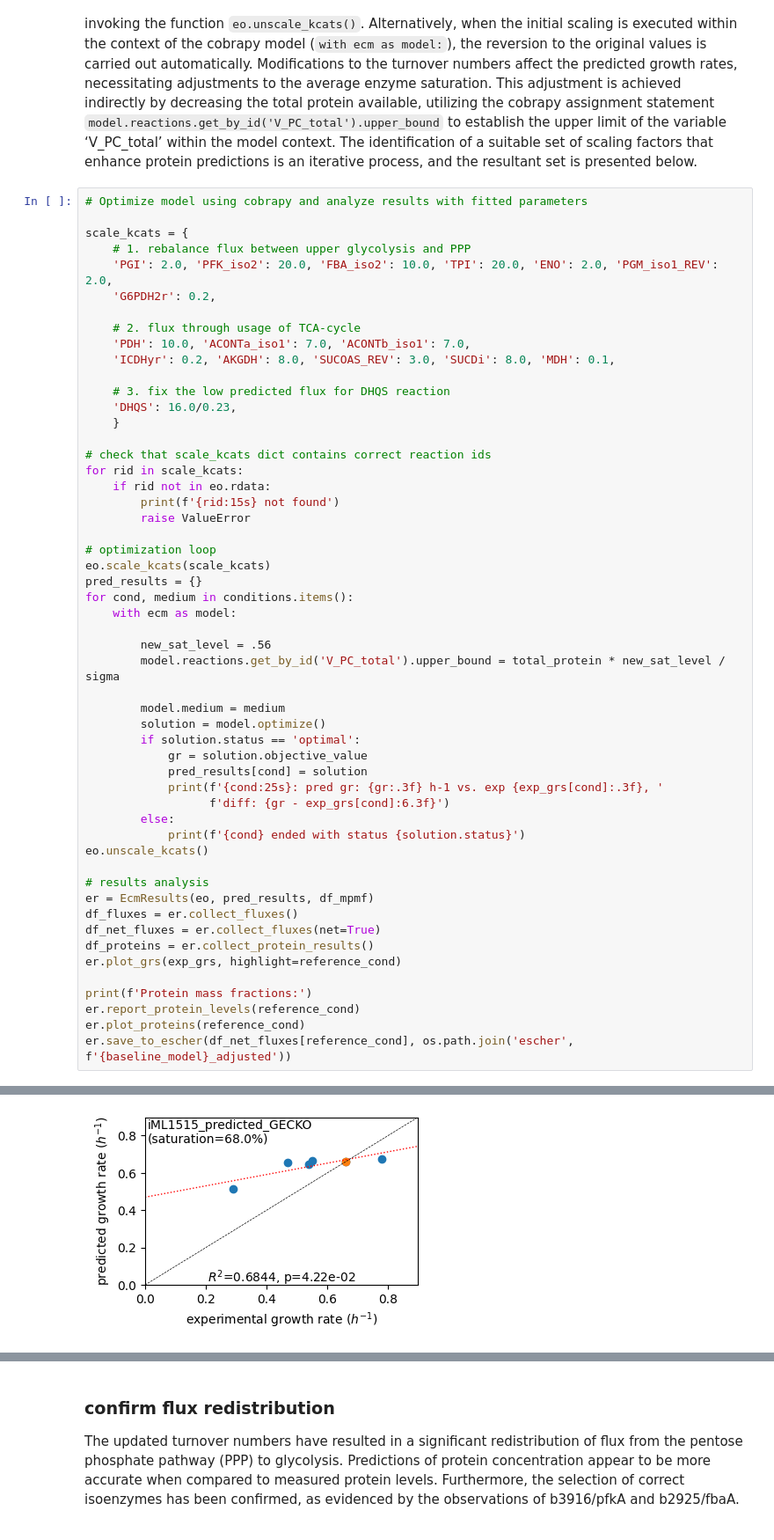
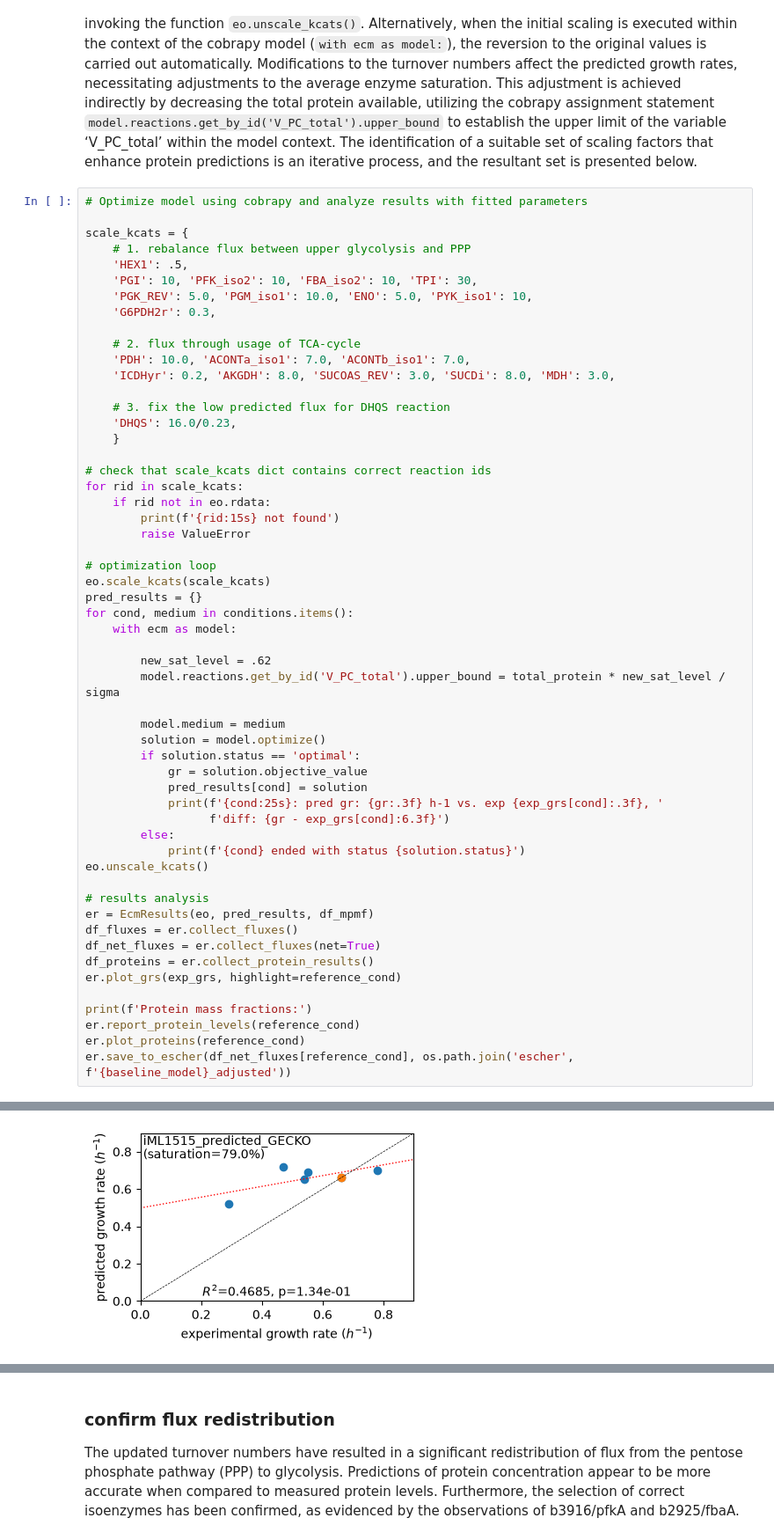
Before and after one commit to SchubertP/f2xba, a Jupyter notebook: docs/source/notebooks/4_Create_iML1515_manually_adjusted_GECKO.ipynb, the cells around one changed output, grey strips where cells are left out. Shown at 88% size. Saved outputs shown, nothing was run; the diff lists cells and outputs as text.

```diff
--- a/docs/source/notebooks/4_Create_iML1515_manually_adjusted_GECKO.ipynb
+++ b/docs/source/notebooks/4_Create_iML1515_manually_adjusted_GECKO.ipynb
@@ -223,12 +223,14 @@ First, we assess the impact of different parameter sets in memory. Once we are s
 
 scale_kcats = {
     # 1. rebalance flux between upper glycolysis and PPP
-    'PGI': 2.0, 'PFK_iso2': 20.0, 'FBA_iso2': 10.0, 'TPI': 20.0, 'ENO': 2.0, 'PGM_iso1_REV': 2.0,
-    'G6PDH2r': 0.2,
+    'HEX1': .5,
+    'PGI': 10, 'PFK_iso2': 10, 'FBA_iso2': 10, 'TPI': 30,
+    'PGK_REV': 5.0, 'PGM_iso1': 10.0, 'ENO': 5.0, 'PYK_iso1': 10,
+    'G6PDH2r': 0.3,
 
     # 2. flux through usage of TCA-cycle
     'PDH': 10.0, 'ACONTa_iso1': 7.0, 'ACONTb_iso1': 7.0,
-    'ICDHyr': 0.2, 'AKGDH': 8.0, 'SUCOAS_REV': 3.0, 'SUCDi': 8.0, 'MDH': 0.1,
+    'ICDHyr': 0.2, 'AKGDH': 8.0, 'SUCOAS_REV': 3.0, 'SUCDi': 8.0, 'MDH': 3.0,
 
     # 3. fix the low predicted flux for DHQS reaction
     'DHQS': 16.0/0.23,
@@ -246,7 +248,7 @@ pred_results = {}
 for cond, medium in conditions.items():
     with ecm as model:
 
-        new_sat_level = .56
+        new_sat_level = .62
         model.reactions.get_by_id('V_PC_total').upper_bound = total_protein * new_sat_level / sigma
 
         model.medium = medium
@@ -281,3 +283,3 @@ Glucose 6-Phosphate      : pred gr: 0.676 h-1 vs. exp 0.780, diff: -0.104
-[figure, old version]
+[figure, new version]
 Protein mass fractions:
 condition: Glucose
```
Also changed, not shown: parts of 17 cells of this notebook, 12 other files.
